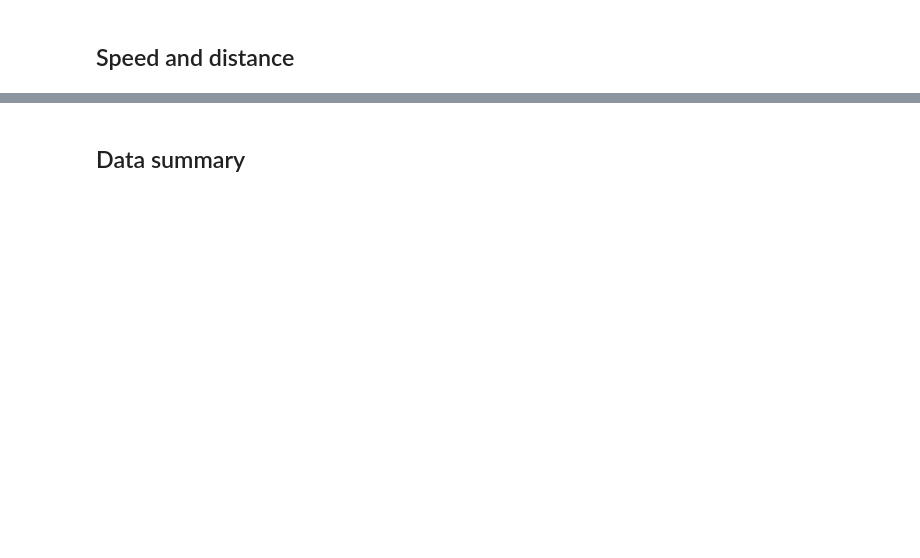
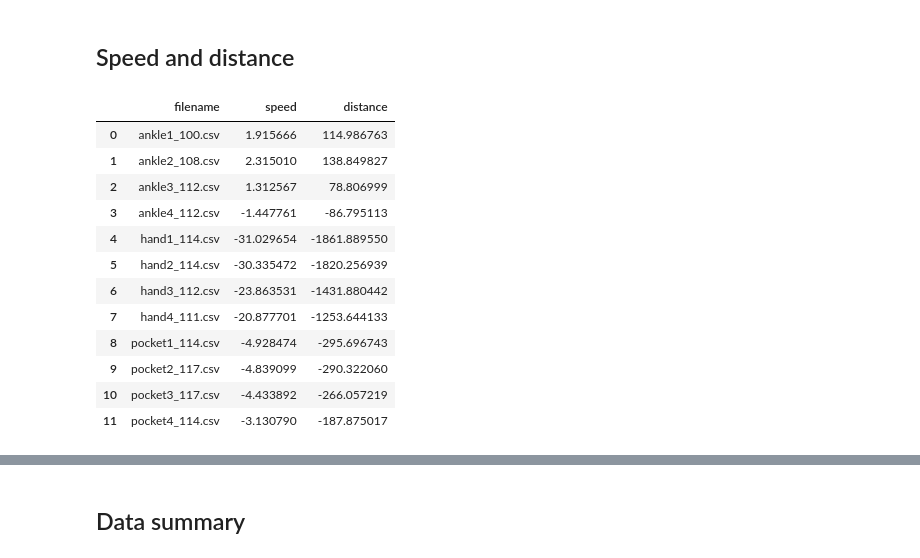
Before and after one commit to huy-n1001/gait_calculation, a Jupyter notebook: main.ipynb, the cells around one changed output, grey strips where cells are left out. Saved outputs shown, nothing was run; the diff lists cells and outputs as text; code cells hidden in the pictures; blank space fills up the shorter version.

```diff
--- a/main.ipynb
+++ b/main.ipynb
@@ -557,8 +573,22 @@ results
 # %% [markdown]
 ## Speed and distance
 # %%
-# # took ~25s for alfred_data and ~5s for huy_data/janit_data
-# INPUT_DIRECTORY = "alfred_data/"
-# results = get_velocity_and_distance(INPUT_DIRECTORY)
-# results
+# took ~25s for alfred_data and ~5s for huy_data/janit_data
+INPUT_DIRECTORY = "alfred_data/"
+results = get_velocity_and_distance(INPUT_DIRECTORY)
+results
+# %% [output]
+|  | filename | speed | distance |
+| 0 | ankle1_100.csv | 1.915666 | 114.986763 |
+| 1 | ankle2_108.csv | 2.315010 | 138.849827 |
+| 2 | ankle3_112.csv | 1.312567 | 78.806999 |
+| 3 | ankle4_112.csv | -1.447761 | -86.795113 |
+| 4 | hand1_114.csv | -31.029654 | -1861.889550 |
+| 5 | hand2_114.csv | -30.335472 | -1820.256939 |
+| 6 | hand3_112.csv | -23.863531 | -1431.880442 |
+| 7 | hand4_111.csv | -20.877701 | -1253.644133 |
+| 8 | pocket1_114.csv | -4.928474 | -295.696743 |
+| 9 | pocket2_117.csv | -4.839099 | -290.322060 |
+| 10 | pocket3_117.csv | -4.433892 | -266.057219 |
+| 11 | pocket4_114.csv | -3.130790 | -187.875017 |
 # %%
```
Also changed, not shown: parts of 6 cells of this notebook.
